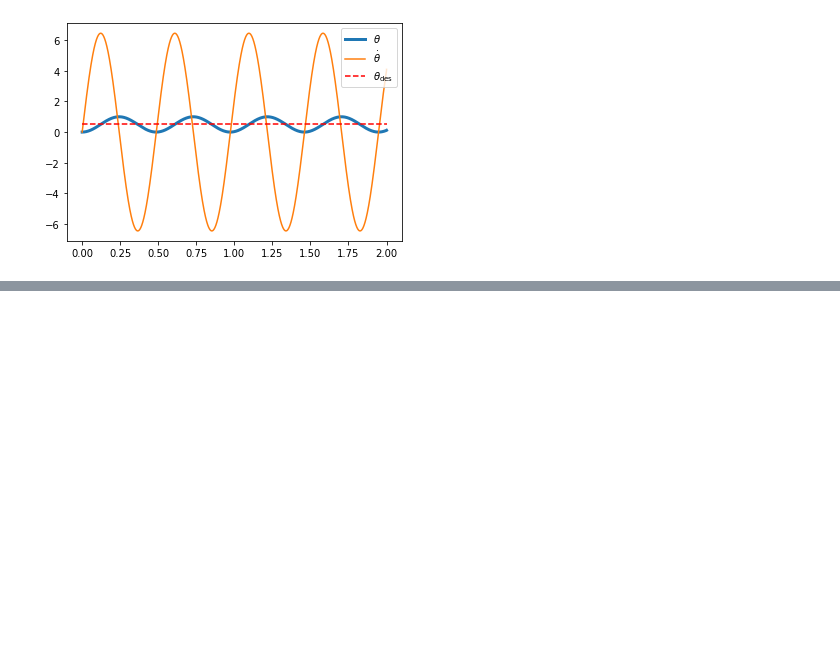
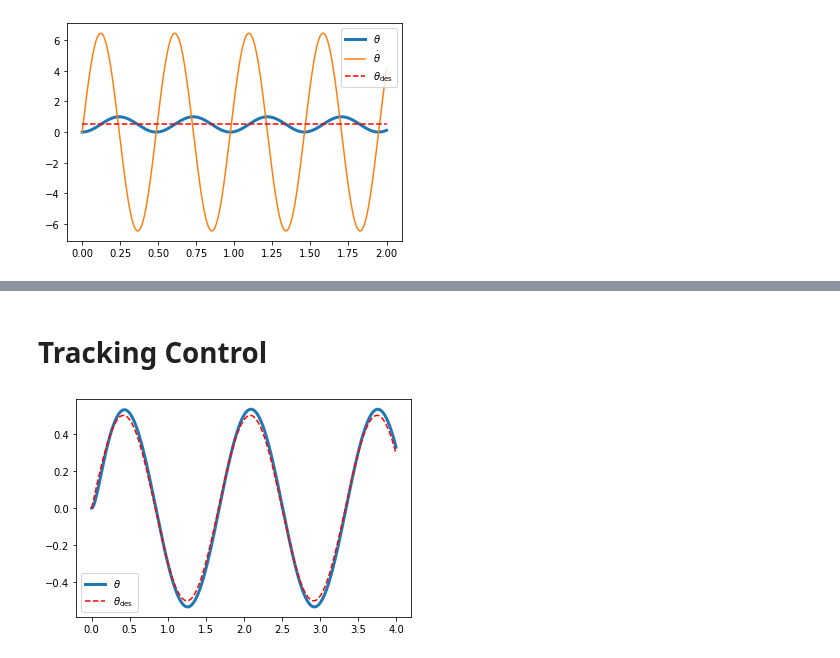
Before and after one commit to DARoSLab/CS403-Intro-Robotics, a Jupyter notebook: Lecture/Lecture17_feedback-control.ipynb, the cells around one changed output, grey strips where cells are left out. Saved outputs shown, nothing was run; the diff lists cells and outputs as text; code cells hidden in the pictures; blank space fills up the shorter version.

```diff
--- a/Lecture/Lecture17_feedback-control.ipynb
+++ b/Lecture/Lecture17_feedback-control.ipynb
@@ -110,3 +110,51 @@ plt.close()
 HTML(anim.to_html5_video())
 # %% [output]
 [interactive output not drawn]
+# %% [markdown]
+# **Tracking Control**
+# %%
+amp = 0.5
+omega = 2*np.pi*0.6
+F_disturbance = 0
+Kp = 50
+Kd = np.sqrt(Kp*(1*0.5*0.5 + 0.05))*2
+# %%
+def simulate_stick_tracking(theta=0, theta_dot=0, F=50, F_duration=0.05, F_start_time=0.0, T=1.0, params=None):
+  dt = params[-1]
+  ts = np.linspace(0, T, int(T/dt))
+  theta_hist = [theta]
+  theta_dot_hist = [theta_dot]
+  th_des_hist = [0]
+  th_dot_des_hist = [0]
+
+  # Fill your code: Implement the case that the external force pushes the tip of the arm
+  for i, t in enumerate(ts):
+    theta_des = amp*np.sin(omega*t)
+    theta_dot_des = amp*omega*np.cos(omega*t)
+
+    tau = Kp* (theta_des - theta) + Kd*(theta_dot_des - theta_dot)
+    [theta, theta_dot] = sim_step(theta, theta_dot, 0, tau, params=params)
+
+    theta_hist.append(theta)
+    theta_dot_hist.append(theta_dot)
+    th_des_hist.append(theta_des)
+    th_dot_des_hist.append(theta_dot_des)
+
+  ts = ts.tolist()
+  ts.append(T)
+  return [theta_hist, theta_dot_hist, th_des_hist, th_dot_des_hist, ts]
+# %%
+# Let's use param: [mass, Inertia, CoM, length, friction coefficient, delta_t]
+# Fill your code: Run simulation
+params=[1, 0.05, 0.5, 1.0, 0.0, 0.001]
+[theta_hist_track, theta_dot_hist, th_des_hist_track, th_dot_des_hist, ts_track] = \
+   simulate_stick_tracking(theta=0, theta_dot=0, F=F_disturbance, F_duration=0.1, F_start_time=0.8, T=4.0, params=params)
+
+
+# Joint position and velocity plots (No need to change)
+plt.plot(ts_track, theta_hist_track, label=r'$\theta$', lw = 3)
+plt.plot(ts_track, th_des_hist_track,'r--', label=r'$\theta_{\rm des}$')
+plt.legend()
+plt.show()
+# %% [output]
+[figure, added]
```
Also changed, not shown: parts of 3 cells of this notebook.
